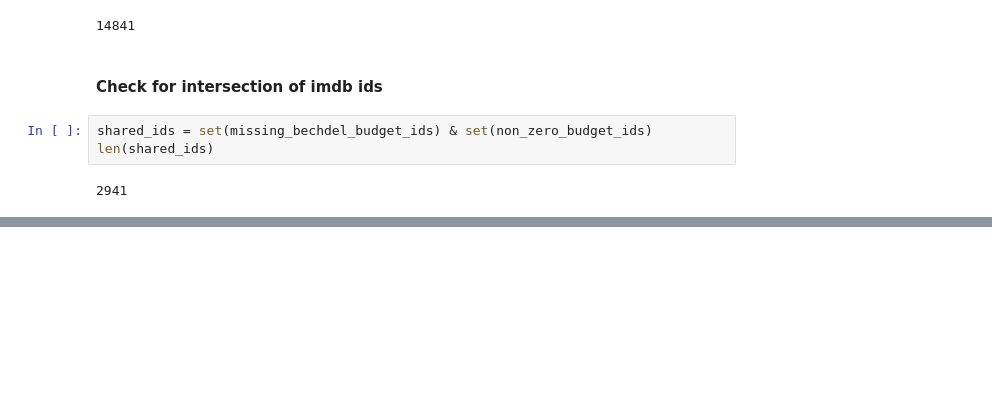
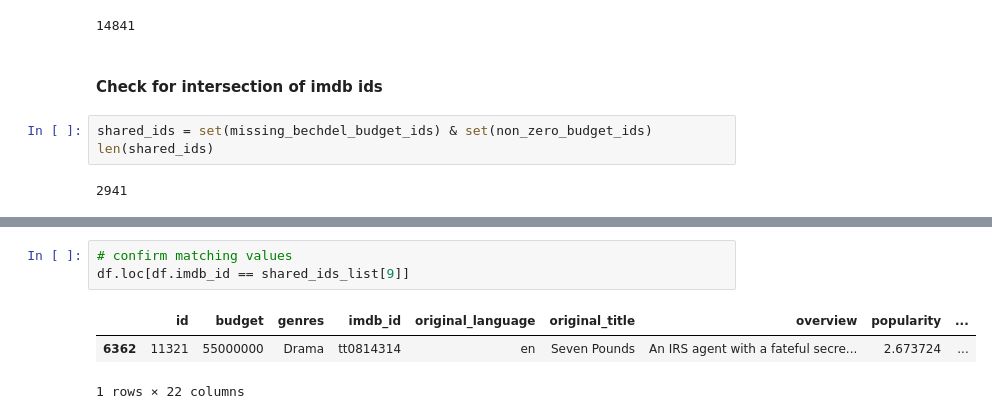
Before and after one commit to MagicMilly/women-in-film-analysis-dashboard, a Jupyter notebook: more_data_munging_useful.ipynb, the cells around one changed output, grey strips where cells are left out. Saved outputs shown, nothing was run; the diff lists cells and outputs as text; blank space fills up the shorter version.

```diff
--- a/more_data_munging_useful.ipynb
+++ b/more_data_munging_useful.ipynb
@@ -1279,0 +1297,7 @@ len(shared_ids)
+# %%
+# confirm matching values
+df.loc[df.imdb_id == shared_ids_list[9]]
+# %% [output]
+|  | id | budget | genres | imdb_id | original_language | original_title | overview | popularity | ... |
+| 6362 | 11321 | 55000000 | Drama | tt0814314 | en | Seven Pounds | An IRS agent with a fateful secre... | 2.673724 | ... |
+1 rows × 22 columns
```
Also changed, not shown: parts of 24 cells of this notebook.
